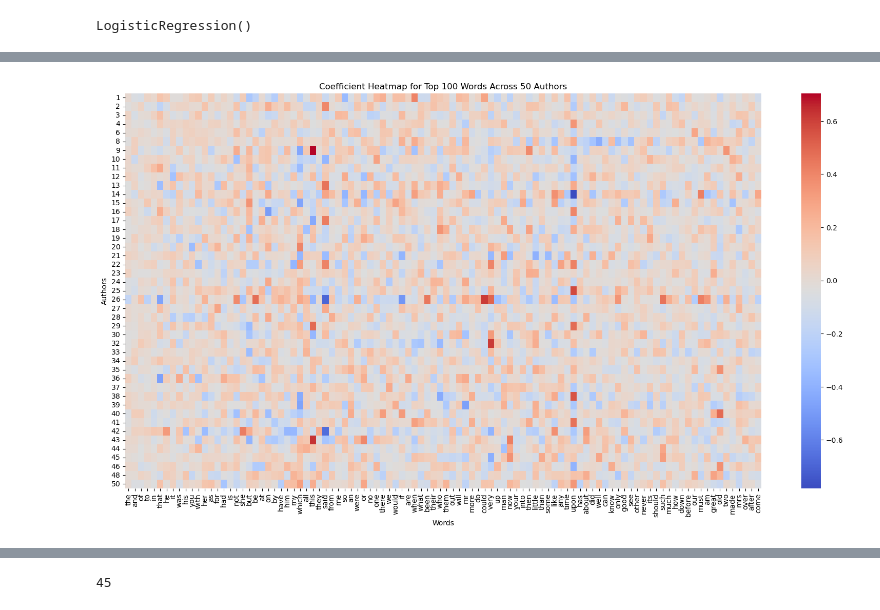
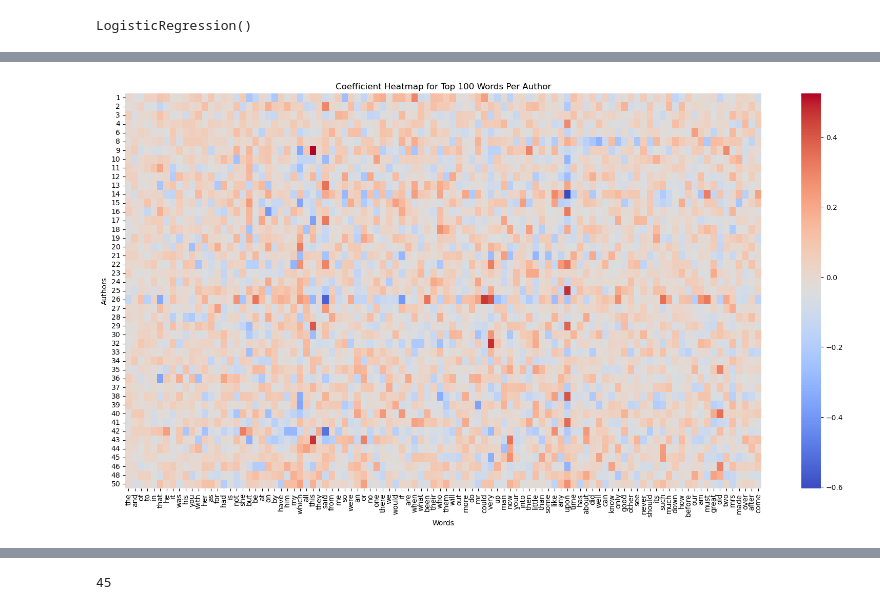
Before and after one commit to kenning/vic-uni-vic-data, a Jupyter notebook: vic-pandas.ipynb, the cells around one changed output, grey strips where cells are left out. Saved outputs shown, nothing was run; the diff lists cells and outputs as text; code cells hidden in the pictures.

```diff
--- a/vic-pandas.ipynb
+++ b/vic-pandas.ipynb
@@ -138,30 +172,30 @@ Top features for author compared to all others:
 # %%
 import seaborn as sns
 import matplotlib.pyplot as plt
 import numpy as np
 
 feature_names = vectorizer.get_feature_names_out()
 
-word_freq = np.asarray(X_train_counts.sum(axis=0)).flatten()
+word_freq = np.asarray(X_counts.sum(axis=0)).flatten()
 
 word_freq_df = pd.DataFrame({
     'word': feature_names,
     'frequency': word_freq
 })
 
 top_words = word_freq_df.nlargest(100, 'frequency')['word'].tolist()
 coefficients = model.coef_
 
 top_word_indices = [vectorizer.vocabulary_[word] for word in top_words]
 coeff_matrix = coefficients[:, top_word_indices]
 
 coef_df = pd.DataFrame(coeff_matrix, columns=top_words, index=model.classes_)
 
 plt.figure(figsize=(20, 10))
 sns.heatmap(coef_df, cmap="coolwarm", xticklabels=top_words, yticklabels=model.classes_)
 plt.title("Coefficient Heatmap for Top 100 Words Per Author")
 plt.xlabel("Words")
 plt.ylabel("Authors")
 plt.show()
 # %% [output]
-[figure, old version]
+[figure, new version]
```
Also changed, not shown: parts of 17 cells of this notebook, 18 other files.
